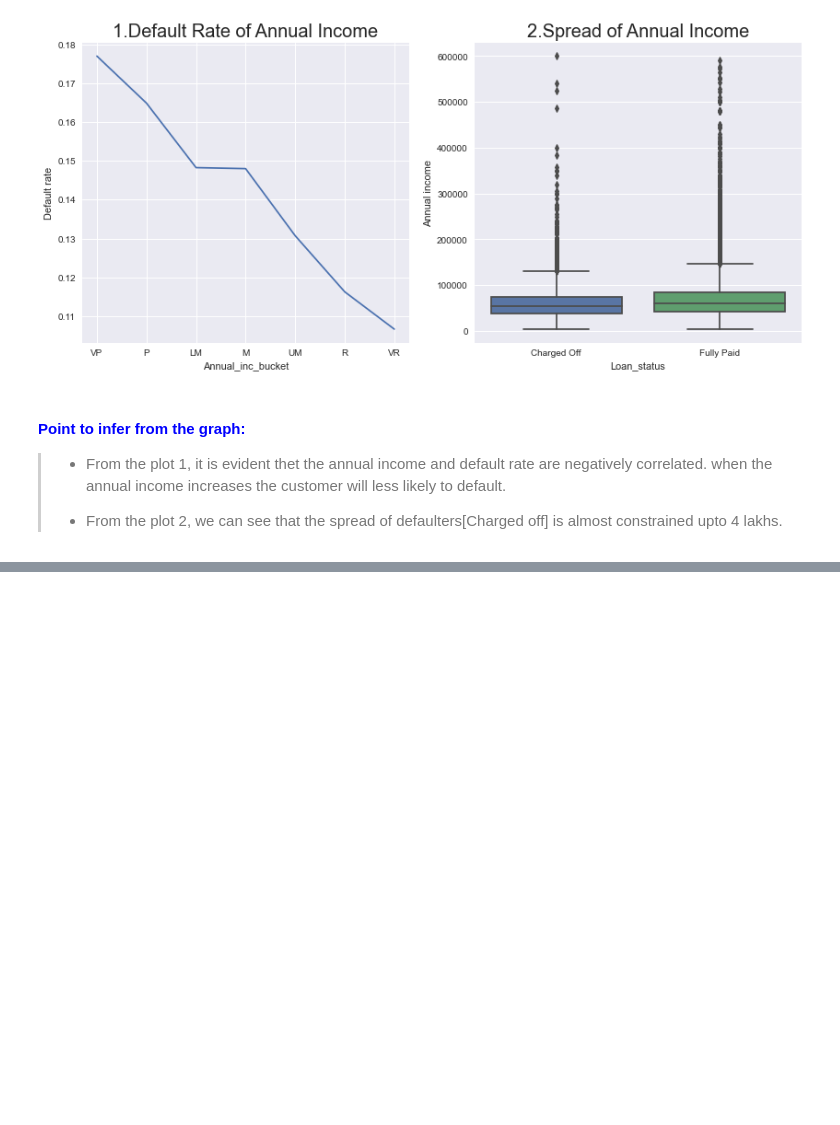
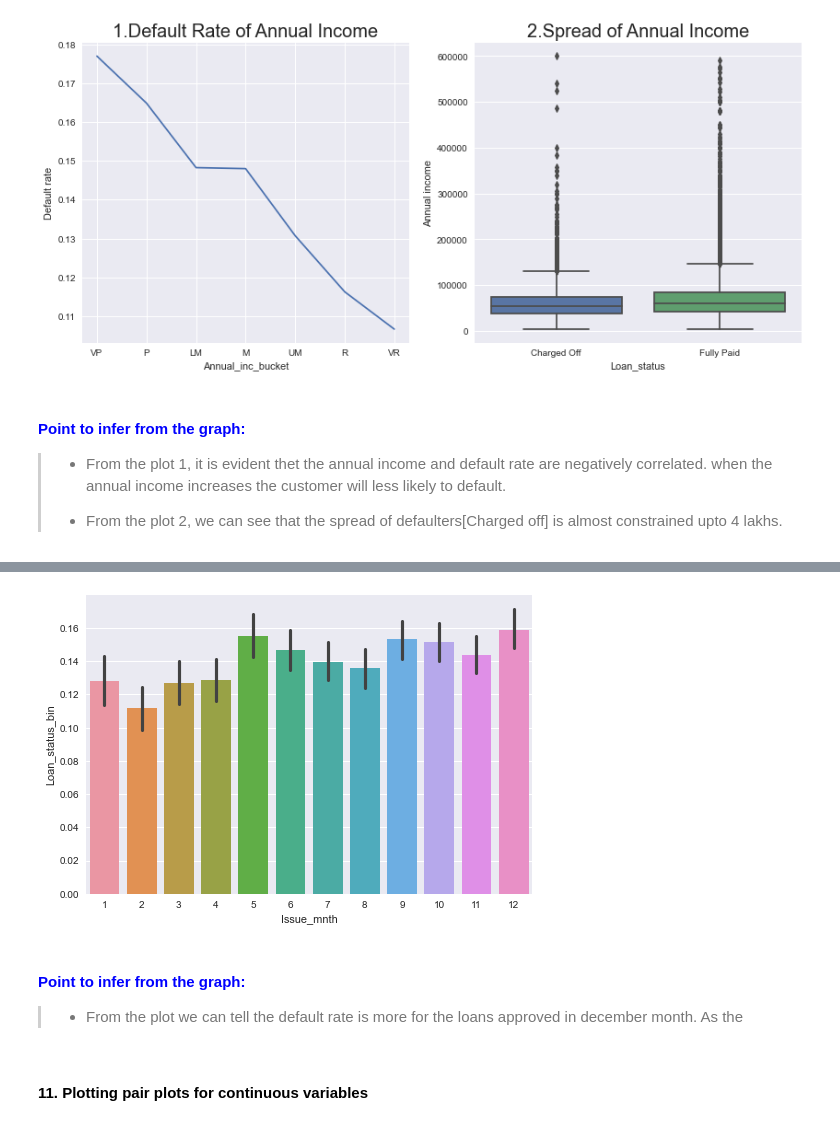
Before and after one commit to Veneeshkrishnan/Lending_Club_Case_Study, a Jupyter notebook: Lending_club.ipynb, the cells around one changed output, grey strips where cells are left out. Drawn from its saved outputs; the diff is of its cells as text; code cells hidden in the pictures; blank space fills up the shorter version.

```diff
--- a/Lending_club.ipynb
+++ b/Lending_club.ipynb
@@ -1077,0 +1068,13 @@ plt.show()
+# %%
+#Plotting bar plot of default rate vs loan approved month
+Loan_data["Issue_mnth"] = pd.DatetimeIndex(Loan_data["Issue_d"]).month
+sns.barplot(data=Loan_data,x="Issue_mnth", y="Loan_status_bin", estimator=np.mean)
+plt.show()
+# %% [output]
+[figure, added]
+# %% [markdown]
+#### <font color="blue">Point to infer from the graph:
+
+> - From the plot we can tell the default rate is more for the loans approved in december month. As the
+# %% [markdown]
+#### 11. Plotting pair plots for continuous variables
```
Also changed, not shown: parts of 50 cells of this notebook.
